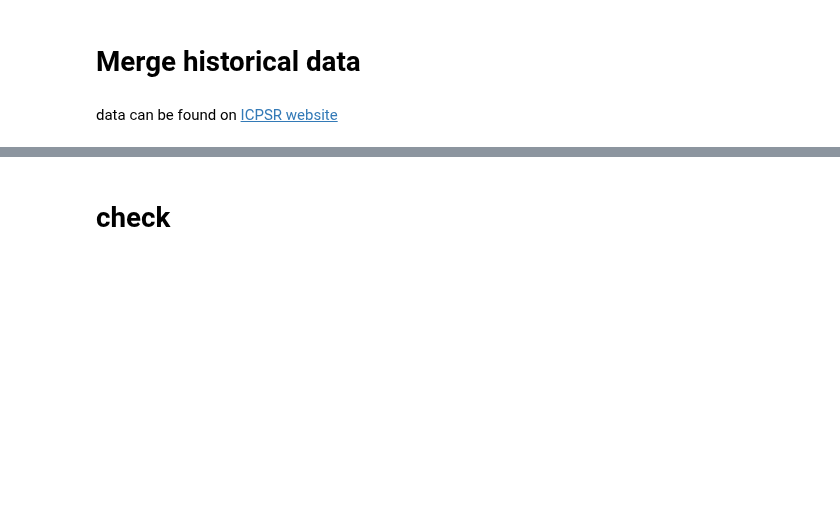
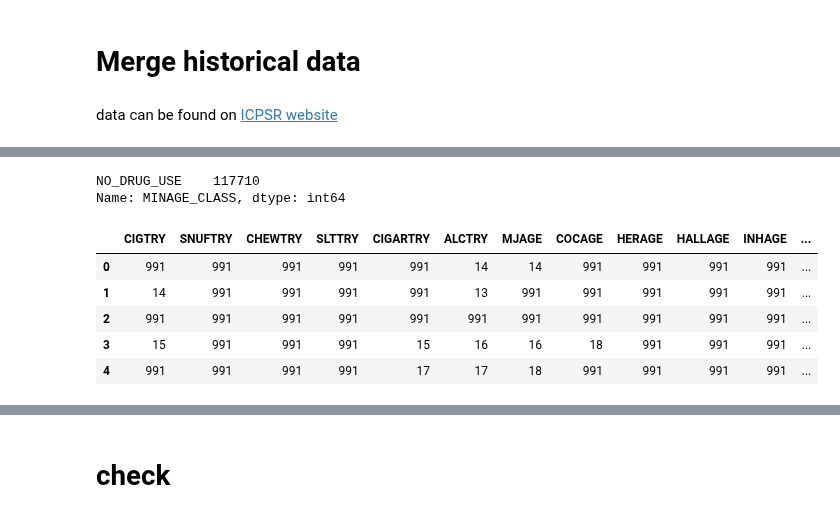
Before and after one commit to DataResponsibly/SynRD, a Jupyter notebook: papers/fairman19marijuana/aholovenko_data_preprocessing.ipynb, the cells around one changed output, grey strips where cells are left out. Saved outputs shown, nothing was run; the diff lists cells and outputs as text; code cells hidden in the pictures; blank space fills up the shorter version.

```diff
--- a/papers/fairman19marijuana/aholovenko_data_preprocessing.ipynb
+++ b/papers/fairman19marijuana/aholovenko_data_preprocessing.ipynb
@@ -135,3 +202,18 @@ Wall time: 145 ms
+# %%
+main_df.MINAGE_CLASS.value_counts()
+# %% [output]
+NO_DRUG_USE    117710
+Name: MINAGE_CLASS, dtype: int64
+# %%
+main_df.reset_index(inplace=True, drop=True)
+main_df.head()
+# %% [output]
+|  | CIGTRY | SNUFTRY | CHEWTRY | SLTTRY | CIGARTRY | ALCTRY | MJAGE | COCAGE | HERAGE | HALLAGE | INHAGE | ... |
+| 0 | 991 | 991 | 991 | 991 | 991 | 14 | 14 | 991 | 991 | 991 | 991 | ... |
+| 1 | 14 | 991 | 991 | 991 | 991 | 13 | 991 | 991 | 991 | 991 | 991 | ... |
+| 2 | 991 | 991 | 991 | 991 | 991 | 991 | 991 | 991 | 991 | 991 | 991 | ... |
+| 3 | 15 | 991 | 991 | 991 | 15 | 16 | 16 | 18 | 991 | 991 | 991 | ... |
+| 4 | 991 | 991 | 991 | 991 | 17 | 17 | 18 | 991 | 991 | 991 | 991 | ... |
 # %%
 %%time
 for i, row in main_df.iterrows():
```
Also changed, not shown: parts of 34 cells of this notebook, 3 other files.
